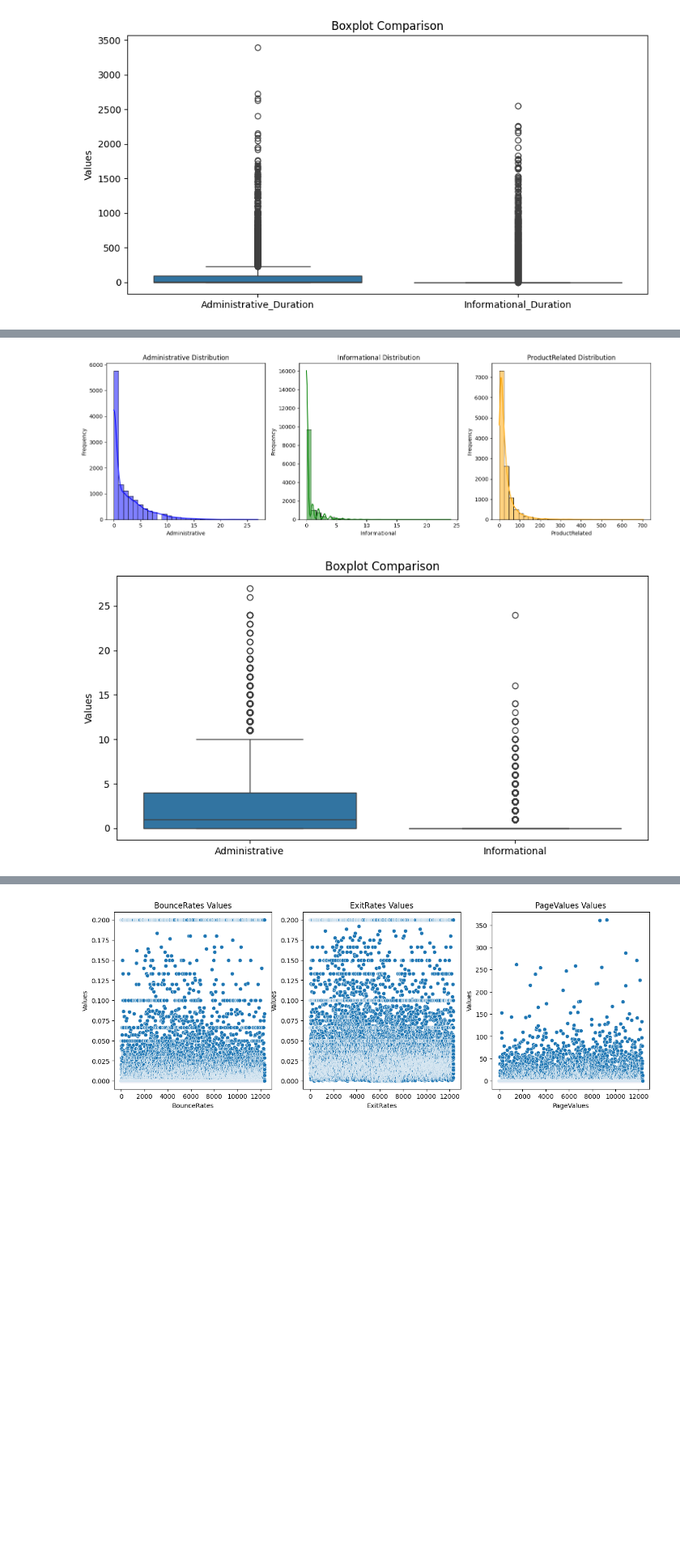
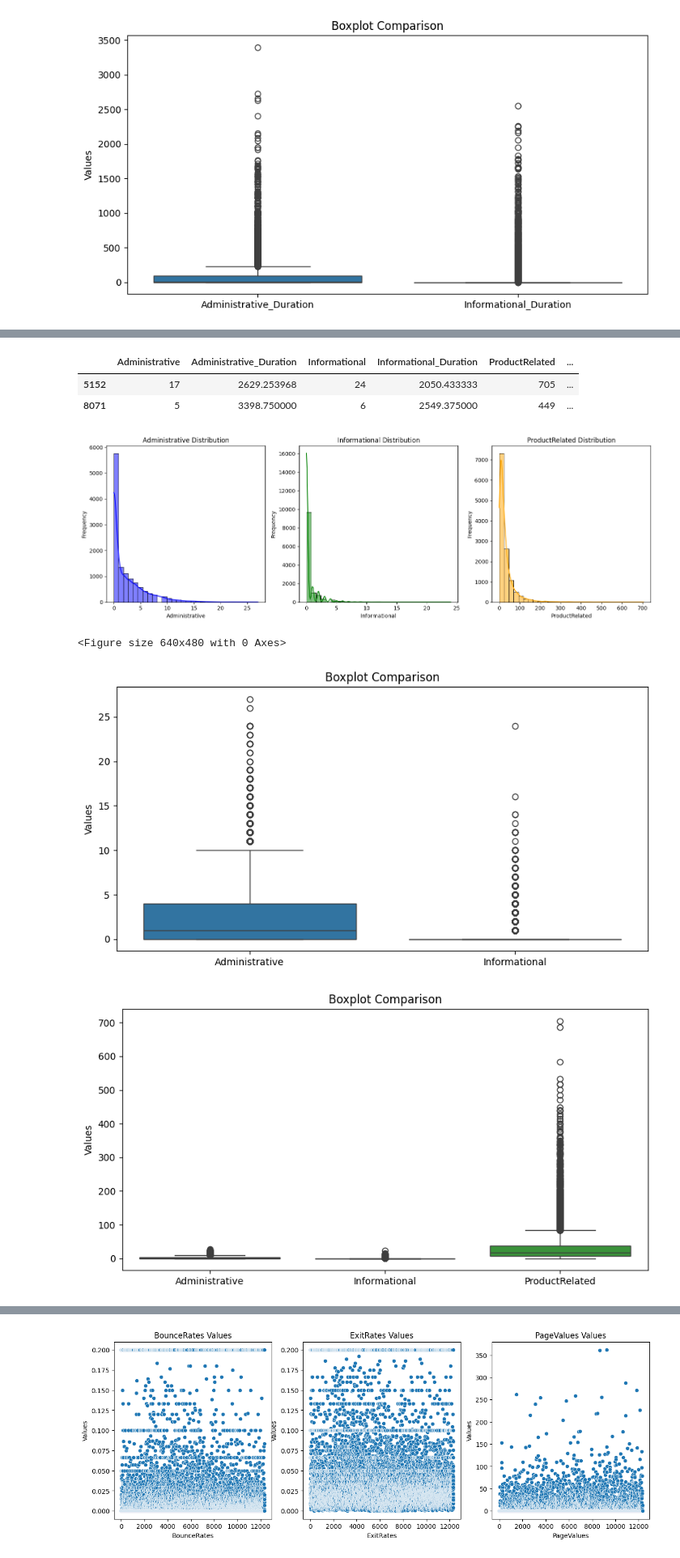
Before and after one commit to mzitad/shoppers_intention, a Jupyter notebook: Shoppers_intention.ipynb, the cells around one changed output, grey strips where cells are left out. Shown at 81% size. Drawn from its saved outputs; the diff is of its cells as text; code cells hidden in the pictures; blank space fills up the shorter version.

```diff
--- a/Shoppers_intention.ipynb
+++ b/Shoppers_intention.ipynb
@@ -1241,3 +1258,9 @@ Name: ProductRelated_Duration, dtype: float64
+# %%
+shopping_df[(shopping_df["Administrative_Duration"] > 3000) | (shopping_df["Informational_Duration"] > 2300) | (shopping_df["ProductRelated_Duration"] > 40000)]
+# %% [output]
+|  | Administrative | Administrative_Duration | Informational | Informational_Duration | ProductRelated | ... |
+| 5152 | 17 | 2629.253968 | 24 | 2050.433333 | 705 | ... |
+| 8071 | 5 | 3398.750000 | 6 | 2549.375000 | 449 | ... |
 # %%
 # Compare distributions of Administrative, Informational, and ProductRelated pagevisit columns
 plt.figure(figsize=(15, 5))
@@ -1260,34 +1283,43 @@ plt.ylabel('Frequency')
 plt.subplot(1, 3, 3)
 sns.histplot(shopping_df['ProductRelated'], kde=True, bins=30, color='orange')
 plt.title('ProductRelated Distribution')
 plt.xlabel('ProductRelated')
 plt.ylabel('Frequency')
 
 plt.tight_layout()
 plt.show()
 
 # Save the plot to figures/pagevisits_histogram
 os.makedirs("figures", exist_ok=True)
 plt.savefig("figures/pagevisits_histogram.png", dpi=150)
-pagevisit_distribution_output ="figures/pagevisits_histogram.png"
 plt.show()
 
 # Boxplots for comparison
 plt.figure(figsize=(10, 5))
 sns.boxplot(data=shopping_df[['Administrative', 'Informational']])
 plt.title('Boxplot Comparison')
 plt.ylabel('Values')
 plt.show()
 
 # Boxplots for comparison
 plt.figure(figsize=(10, 5))
 sns.boxplot(data=shopping_df[['Administrative', 'Informational', 'ProductRelated']])
 plt.title('Boxplot Comparison')
 plt.ylabel('Values')
 plt.show()
+
+
+## Conclusions:
+pagevisits_distributions_output ="figures/pagevisits_histogram.png"
+pagevisits_distributions_comment = """
+The three numerical attributes expressing the number of page visits in the sessions are closely related to the time durations, as it was shown in the correlation matrix.
+The histograms show similar distributions with right skewed outliers, but in a smaller range.
+"""
 # %% [output]
 [figure]
+<Figure size 640x480 with 0 Axes>
 [figure]
+[figure, added]
 # %%
 # Exploring the outlier records
 
```
Also changed, not shown: parts of 13 cells of this notebook.
